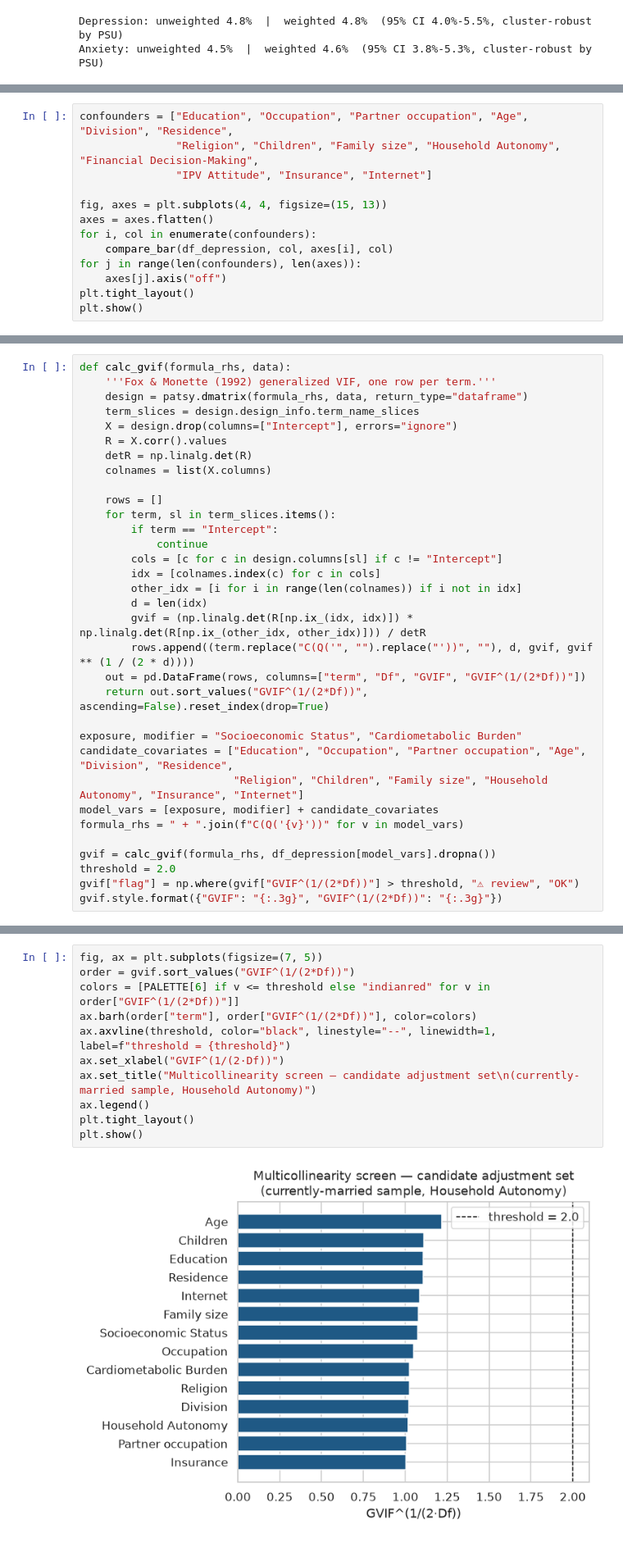
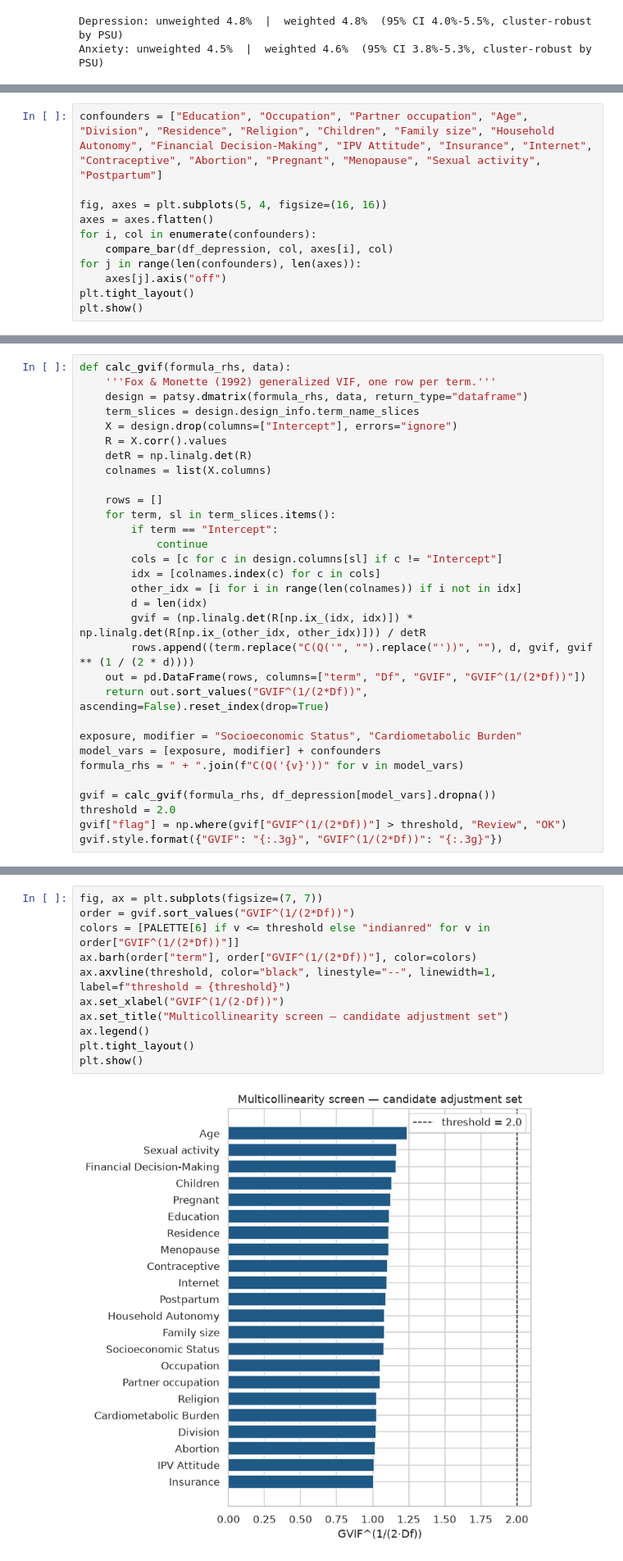
Before and after one commit to MdNadratanNaim/Cardiometabolic-Burden-as-Effect-Modifier, a Jupyter notebook: notebooks/4. Exploratory Data Analysis.ipynb, the cells around one changed output, grey strips where cells are left out. Shown at 82% size. Cells and saved outputs as stored; diff of their text form.

```diff
--- a/notebooks/4. Exploratory Data Analysis.ipynb
+++ b/notebooks/4. Exploratory Data Analysis.ipynb
@@ -325,9 +289,7 @@ across dozens of model parameters.
 # %%
-confounders = ["Education", "Occupation", "Partner occupation", "Age", "Division", "Residence",
-               "Religion", "Children", "Family size", "Household Autonomy", "Financial Decision-Making",
-               "IPV Attitude", "Insurance", "Internet"]
+confounders = ["Education", "Occupation", "Partner occupation", "Age", "Division", "Residence", "Religion", "Children", "Family size", "Household Autonomy", "Financial Decision-Making", "IPV Attitude", "Insurance", "Internet", "Contraceptive", "Abortion", "Pregnant", "Menopause", "Sexual activity", "Postpartum"]
 
-fig, axes = plt.subplots(4, 4, figsize=(15, 13))
+fig, axes = plt.subplots(5, 4, figsize=(16, 16))
 axes = axes.flatten()
 for i, col in enumerate(confounders):
     compare_bar(df_depression, col, axes[i], col)
@@ -422,14 +404,12 @@ def calc_gvif(formula_rhs, data):
     return out.sort_values("GVIF^(1/(2*Df))", ascending=False).reset_index(drop=True)
 
 exposure, modifier = "Socioeconomic Status", "Cardiometabolic Burden"
-candidate_covariates = ["Education", "Occupation", "Partner occupation", "Age", "Division", "Residence",
-                        "Religion", "Children", "Family size", "Household Autonomy", "Insurance", "Internet"]
-model_vars = [exposure, modifier] + candidate_covariates
+model_vars = [exposure, modifier] + confounders
 formula_rhs = " + ".join(f"C(Q('{v}'))" for v in model_vars)
 
 gvif = calc_gvif(formula_rhs, df_depression[model_vars].dropna())
 threshold = 2.0
-gvif["flag"] = np.where(gvif["GVIF^(1/(2*Df))"] > threshold, "⚠ review", "OK")
+gvif["flag"] = np.where(gvif["GVIF^(1/(2*Df))"] > threshold, "Review", "OK")
 gvif.style.format({"GVIF": "{:.3g}", "GVIF^(1/(2*Df))": "{:.3g}"})
 # %% [output]
 |  | term | Df | GVIF | GVIF^(1/(2*Df)) | flag |
@@ -450,13 +432,13 @@ gvif.style.format({"GVIF": "{:.3g}", "GVIF^(1/(2*Df))": "{:.3g}"})
 # %%
-fig, ax = plt.subplots(figsize=(7, 5))
+fig, ax = plt.subplots(figsize=(7, 7))
 order = gvif.sort_values("GVIF^(1/(2*Df))")
 colors = [PALETTE[6] if v <= threshold else "indianred" for v in order["GVIF^(1/(2*Df))"]]
 ax.barh(order["term"], order["GVIF^(1/(2*Df))"], color=colors)
 ax.axvline(threshold, color="black", linestyle="--", linewidth=1, label=f"threshold = {threshold}")
 ax.set_xlabel("GVIF^(1/(2·Df))")
-ax.set_title("Multicollinearity screen — candidate adjustment set\n(currently-married sample, Household Autonomy)")
+ax.set_title("Multicollinearity screen — candidate adjustment set")
 ax.legend()
 plt.tight_layout()
 plt.show()
 # %% [output]
-[figure, old version]
+[figure, new version]
```
Also changed, not shown: parts of 40 cells of this notebook, 8 other files.
